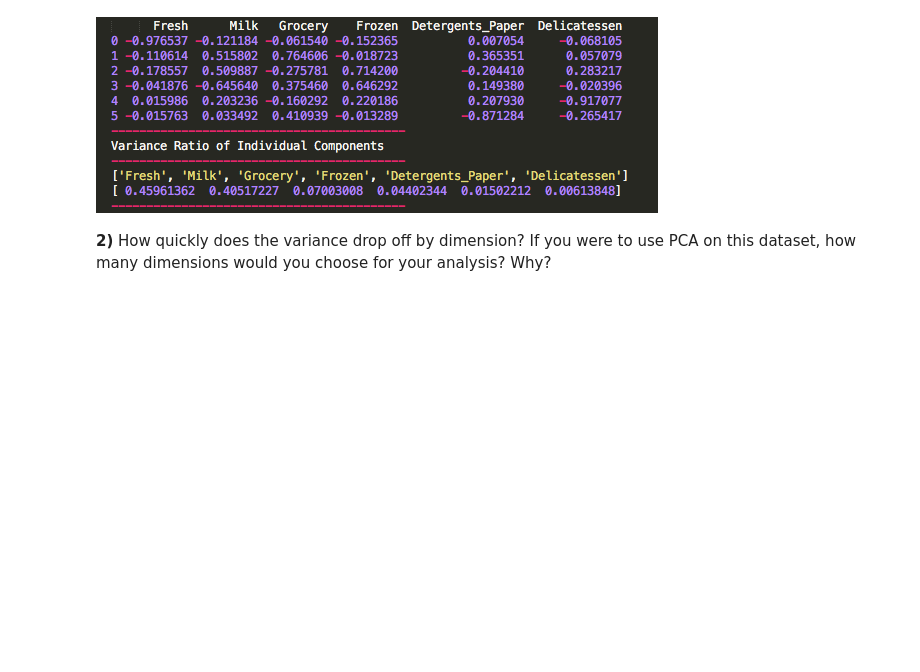
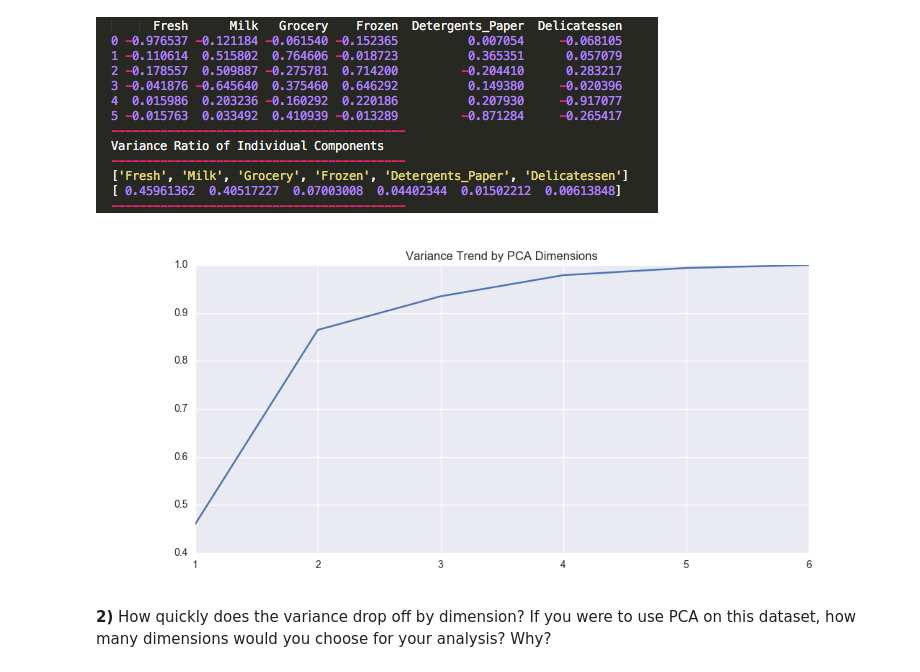
Before and after one commit to AndyMelendezCuesta/Creating_Customer_Segments, a Jupyter notebook: customer-segments.ipynb, the cells around one changed output. Cells and saved outputs as stored; diff of their text form; code cells hidden in the pictures; blank space fills up the shorter version.

```diff
--- a/customer-segments.ipynb
+++ b/customer-segments.ipynb
@@ -55,6 +55,19 @@ print list(data.columns) #Columns names
 print pca.explained_variance_ratio_
 # %% [output]
 [figure]
+# %%
+# plot the Variance Trend by PCA Dimensions graph
+print "------------------------------------------"
+plt.figure(figsize=(11,5))
+plt.title("Variance Trend by PCA Dimensions")
+plt.plot(np.arange(1,7),np.cumsum(pca.explained_variance_ratio_))
+plt.legend()
+plt.savefig("VarianceTrendbyPCADimensions.png")
+plt.xlabel("number of pca components")
+plt.ylabel("cumulative variance explained by each dimension")
+plt.show()
+# %% [output]
+[figure, added]
 # %% [markdown]
 **2)** How quickly does the variance drop off by dimension? If you were to use PCA on this dataset, how many dimensions would you choose for your analysis? Why?
 # %% [markdown]
```
